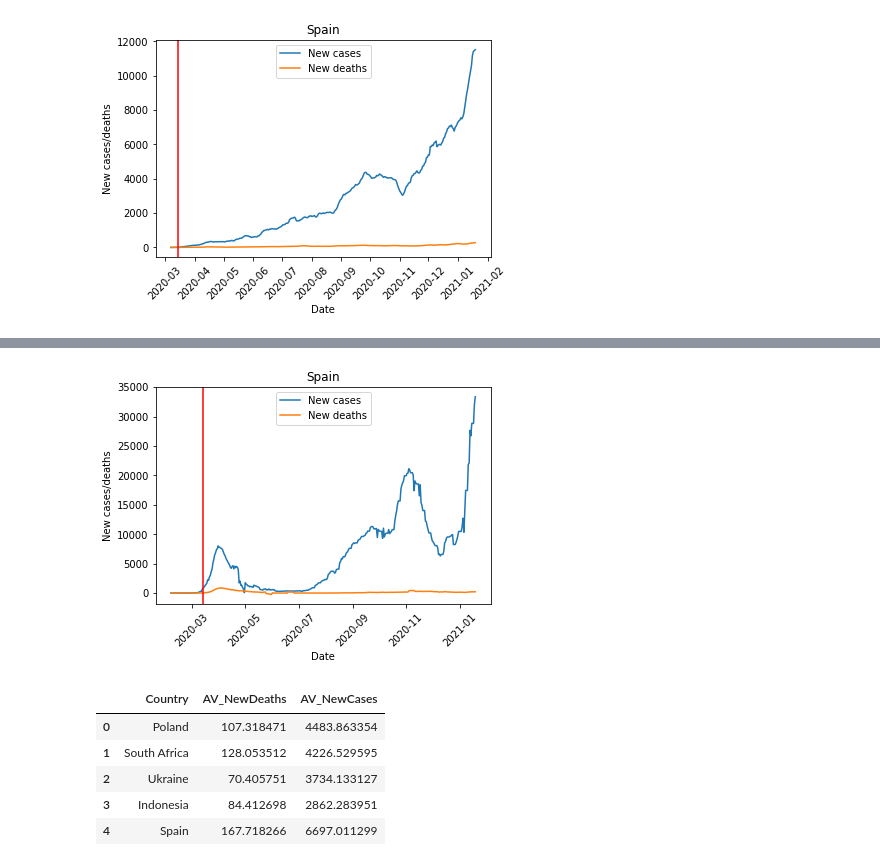
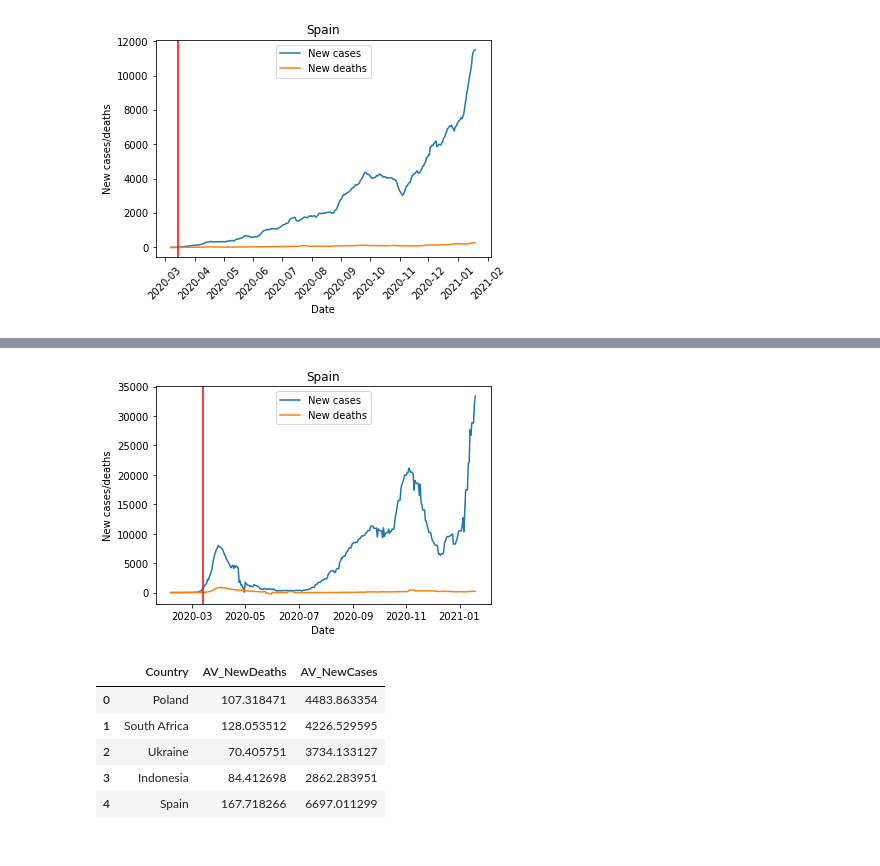
Before and after one commit to AntonioLealDev/Covid_Group_Project_E, a Jupyter notebook: notebooks/plot_test_Antonio.ipynb, the cells around one changed output, grey strips where cells are left out. Drawn from its saved outputs; the diff is of its cells as text; code cells hidden in the pictures.

```diff
--- a/notebooks/plot_test_Antonio.ipynb
+++ b/notebooks/plot_test_Antonio.ipynb
@@ -142,8 +142,8 @@ plot_tendency(c_df["date"], [c_df["new_deaths_smoothed"]], "Date", \
 # %%
 plot_tendency(c_df["date"], [c_df["new_cases_smoothed"], c_df["new_deaths_smoothed"]], "Date", \
-              "New cases/deaths", ["New cases", "New deaths"], 45, "Spain", [dt.datetime(2020, 3, 14)], "C:\\Users\\Dexyu\\Desktop\\test.jpg", 1, vline=True, legend=True)
+              "New cases/deaths", ["New cases", "New deaths"], 0, "Spain", [dt.datetime(2020, 3, 14)], "C:\\Users\\Dexyu\\Desktop\\test.jpg", 1, vline=True, legend=True)
 # %% [output]
-[figure, old version]
+[figure, new version]
 # %%
 def plot_tendency(x, y_series, x_label, y_label, set_labels, label_rotation, title, date, path, vlines, vline_colors = ["r"], vline = False, legend = True):
     """ Make a lineplot of one or several series. Vertical lines can be added.
```
Also changed, not shown: parts of 4 cells of this notebook, 1 other file.
